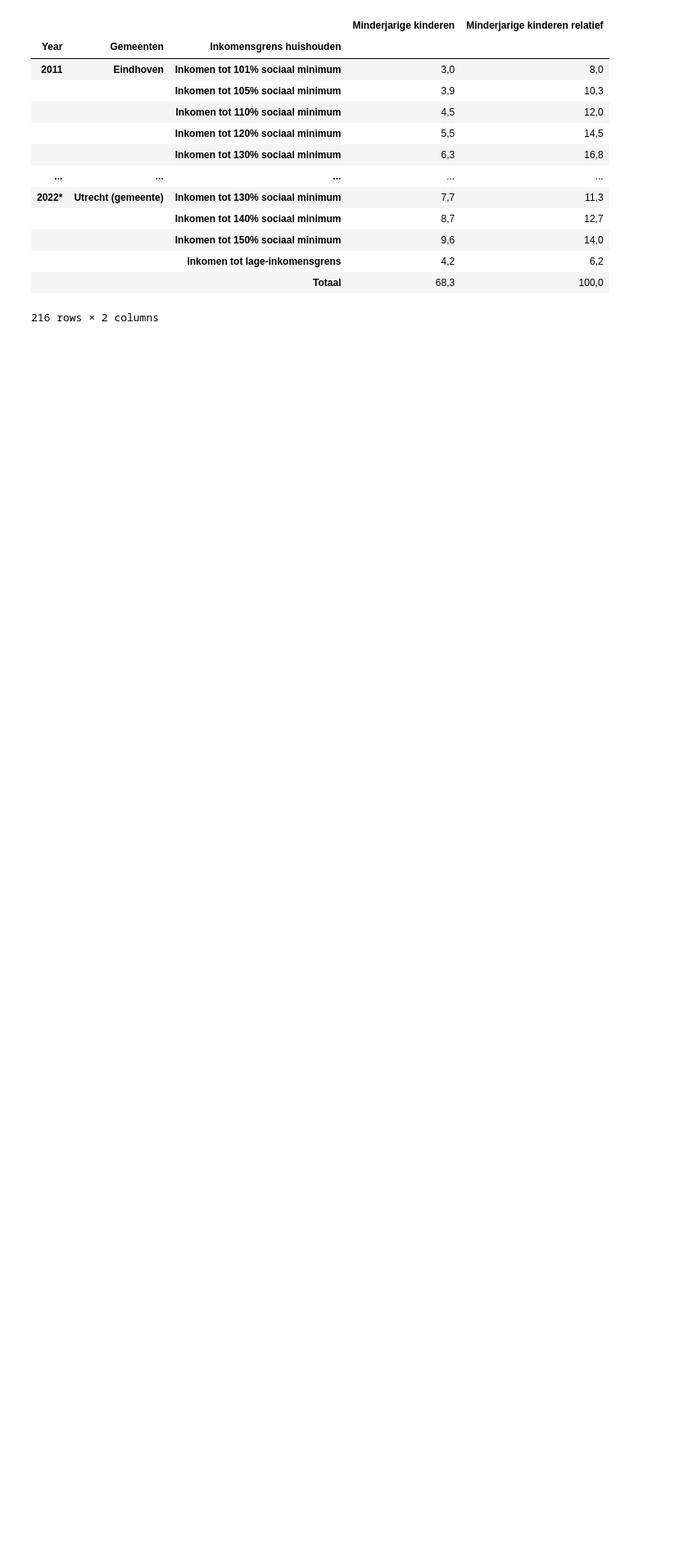
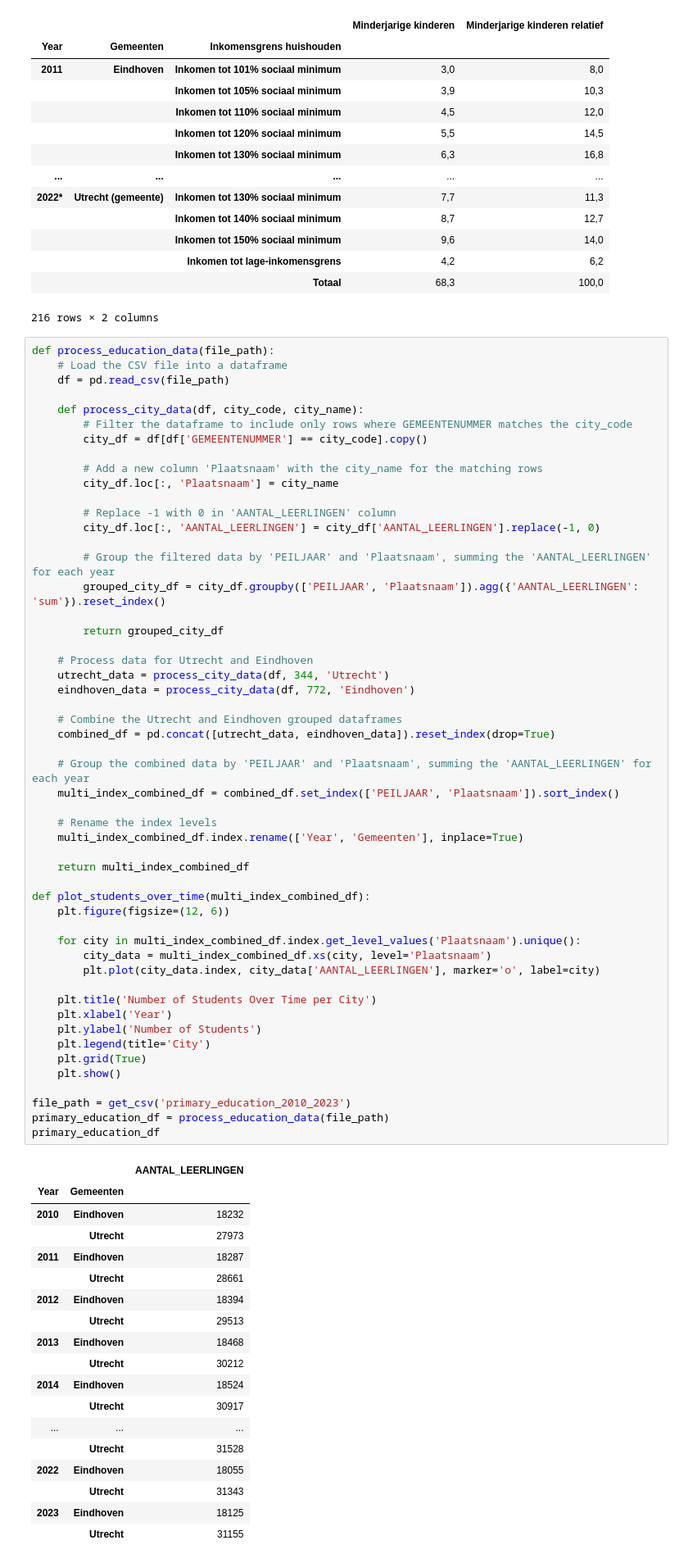
Before and after one commit to Thais02/knowledge2024, a Jupyter notebook: DataProcessing_ultimate.ipynb, the cells around one changed output. Shown at 82% size. Saved outputs shown, nothing was run; the diff lists cells and outputs as text; blank space fills up the shorter version.

```diff
--- a/DataProcessing_ultimate.ipynb
+++ b/DataProcessing_ultimate.ipynb
@@ -311,3 +311,74 @@ get_poverty_df(get_csv('Laag_en_langdurig_laag_inkomen_'))
 |  |  | Inkomen tot lage-inkomensgrens | 4,2 | 6,2 |
 |  |  | Totaal | 68,3 | 100,0 |
 216 rows × 2 columns
+# %%
+def process_education_data(file_path):
+    # Load the CSV file into a dataframe
+    df = pd.read_csv(file_path)
+
+    def process_city_data(df, city_code, city_name):
+        # Filter the dataframe to include only rows where GEMEENTENUMMER matches the city_code
+        city_df = df[df['GEMEENTENUMMER'] == city_code].copy()
+
+        # Add a new column 'Plaatsnaam' with the city_name for the matching rows
+        city_df.loc[:, 'Plaatsnaam'] = city_name
+
+        # Replace -1 with 0 in 'AANTAL_LEERLINGEN' column
+        city_df.loc[:, 'AANTAL_LEERLINGEN'] = city_df['AANTAL_LEERLINGEN'].replace(-1, 0)
+
+        # Group the filtered data by 'PEILJAAR' and 'Plaatsnaam', summing the 'AANTAL_LEERLINGEN' for each year
+        grouped_city_df = city_df.groupby(['PEILJAAR', 'Plaatsnaam']).agg({'AANTAL_LEERLINGEN': 'sum'}).reset_index()
+
+        return grouped_city_df
+
+    # Process data for Utrecht and Eindhoven
+    utrecht_data = process_city_data(df, 344, 'Utrecht')
+    eindhoven_data = process_city_data(df, 772, 'Eindhoven')
+
+    # Combine the Utrecht and Eindhoven grouped dataframes
+    combined_df = pd.concat([utrecht_data, eindhoven_data]).reset_index(drop=True)
+
+    # Group the combined data by 'PEILJAAR' and 'Plaatsnaam', summing the 'AANTAL_LEERLINGEN' for each year
+    multi_index_combined_df = combined_df.set_index(['PEILJAAR', 'Plaatsnaam']).sort_index()
+
+    # Rename the index levels
+    multi_index_combined_df.index.rename(['Year', 'Gemeenten'], inplace=True)
+
+    return multi_index_combined_df
+
+def plot_students_over_time(multi_index_combined_df):
+    plt.figure(figsize=(12, 6))
+
+    for city in multi_index_combined_df.index.get_level_values('Plaatsnaam').unique():
+        city_data = multi_index_combined_df.xs(city, level='Plaatsnaam')
+        plt.plot(city_data.index, city_data['AANTAL_LEERLINGEN'], marker='o', label=city)
+
+    plt.title('Number of Students Over Time per City')
+    plt.xlabel('Year')
+    plt.ylabel('Number of Students')
+    plt.legend(title='City')
+    plt.grid(True)
+    plt.show()
+
+file_path = get_csv('primary_education_2010_2023')
+primary_education_df = process_education_data(file_path)
+primary_education_df
+# %% [output]
+|  |  | AANTAL_LEERLINGEN |
+| Year | Gemeenten |  |
+| 2010 | Eindhoven | 18232 |
+|  | Utrecht | 27973 |
+| 2011 | Eindhoven | 18287 |
+|  | Utrecht | 28661 |
+| 2012 | Eindhoven | 18394 |
+|  | Utrecht | 29513 |
+| 2013 | Eindhoven | 18468 |
+|  | Utrecht | 30212 |
+| 2014 | Eindhoven | 18524 |
+|  | Utrecht | 30917 |
+| ... | ... | ... |
+|  | Utrecht | 31528 |
+| 2022 | Eindhoven | 18055 |
+|  | Utrecht | 31343 |
+| 2023 | Eindhoven | 18125 |
+|  | Utrecht | 31155 |
```
Also changed, not shown: parts of 1 cell of this notebook.
